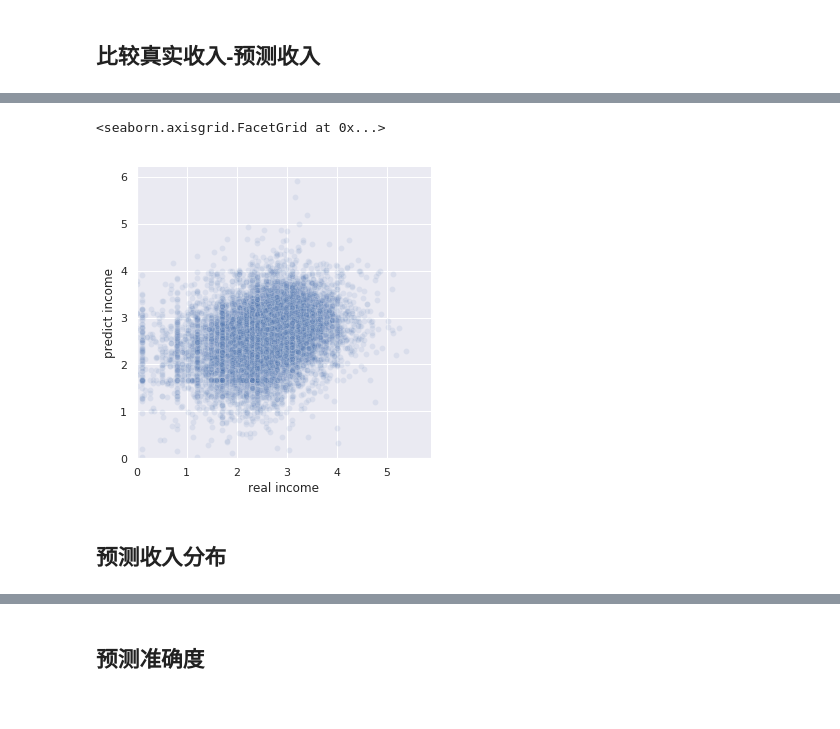
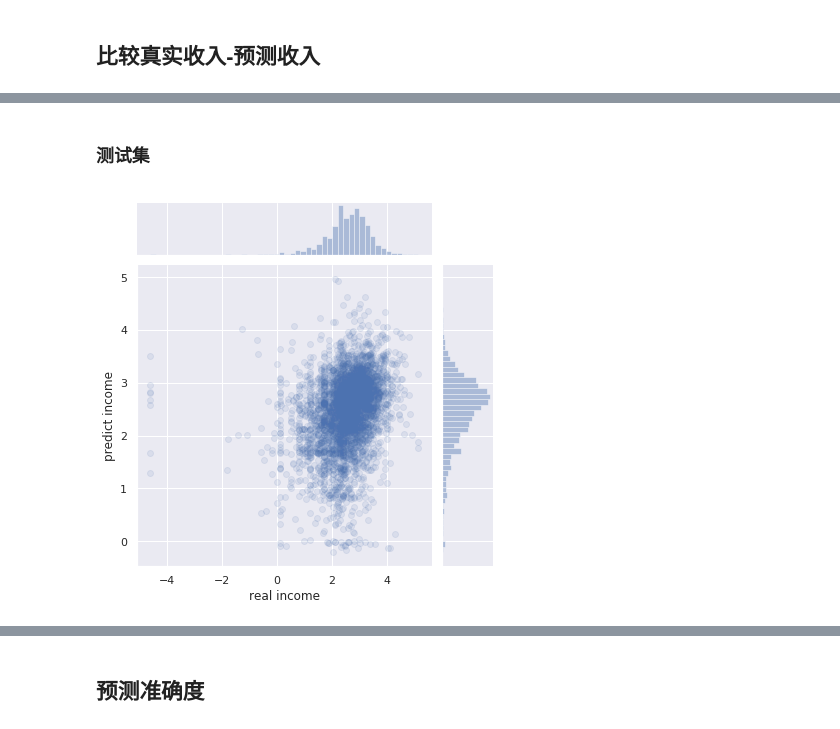
Before and after one commit to Zhangyanbo/Skills_and_Job, a Jupyter notebook: Skill_to_Job.ipynb, the cells around one changed output, grey strips where cells are left out. Cells and saved outputs as stored; diff of their text form; code cells hidden in the pictures.

```diff
--- a/Skill_to_Job.ipynb
+++ b/Skill_to_Job.ipynb
@@ -274,8 +274,9 @@ class JobData(dataset.Dataset):
 ## 训练
 # %%
 # 网络、数据
+train_set_size = 14000
 testNet = JobNet()
-testData = JobData(skill_shapes[:5000], incomes[:5000])
+testData = JobData(skill_shapes[:train_set_size], incomes[:train_set_size])
 testData.cuda()
 
 bsize = 50
@@ -287,25 +288,32 @@ testNet.cuda()
 loss_fn = torch.nn.MSELoss()
 loss_fn.cuda()
 
-optimizer = optim.SGD(testNet.parameters(), lr = 2e-5, momentum=0.9, weight_decay=0.000002)
+optimizer = optim.SGD(testNet.parameters(), lr = 2e-4, momentum=0.9, weight_decay=0.0002)
 #optimizer = optim.SGD(testNet.parameters(), lr = 1e-12)
 
 epco_loss = 0
 acc_count = 0
+loss_list = []
 
+dt=1000
+n=0
 # 训练
-for epco in range(10000):
+for epco in range(10 * dt):
     for inputdata, target in dataloader:
         optimizer.zero_grad()
 
         output = testNet.forward(inputdata)
 
         loss = loss_fn(output, target)
-        epco_loss = epco_loss + loss
+        epco_loss = epco_loss + loss.item()
+        n += 1
 
+        # 每个batch更新一次权重
         loss.backward()
         optimizer.step()
-    if (epco + 1) % 1000 == 0:
-        print('epco', (epco + 1), 'loss:', epco_loss.item() / (bsize * 1000 * len(dataloader)))
+    if (epco + 1) % dt == 0:
+        print('epco', (epco + 1), 'loss:', epco_loss / n)
+        loss_list.append(epco_loss / n)
         epco_loss = 0
+        n = 0
 # %% [output]
@@ -335,16 +345,15 @@ sb.distplot(testData.income.cpu())
+# %% [markdown]
+### 测试集
 # %%
 sb.set()
 
-predict = [testNet.forward(torch.Tensor(sks.flatten()).cuda()).item() for sks in skill_shapes[5000:]]
-real = [inc for inc in incomes[5000:]]
+predict = [testNet.forward(torch.Tensor(sks.flatten()).cuda()).item() for sks in skill_shapes[train_set_size:]]
+real = [inc for inc in incomes[train_set_size:]]
 
-g = sb.relplot(x='real income', y='predict income', data=pd.DataFrame({'predict income':predict, 'real income':real}), alpha=0.1)
-g.set(ylim=(0, None), xlim=(0, None))
+g = sb.jointplot(x='real income', y='predict income', data=pd.DataFrame({'predict income':predict, 'real income':real}), alpha=0.1)
+#g.set(ylim=(0, None), xlim=(0, None))
 # %% [output]
-<seaborn.axisgrid.FacetGrid at 0x...>
-[figure, old version]
+[figure, new version]
 # %%
 predict_real = pd.DataFrame({'predict':predict, 'real':real})
 predict_real.to_csv('./data/predict_real.csv')
-# %% [markdown]
-## 预测收入分布
```
Also changed, not shown: parts of 8 cells of this notebook.
